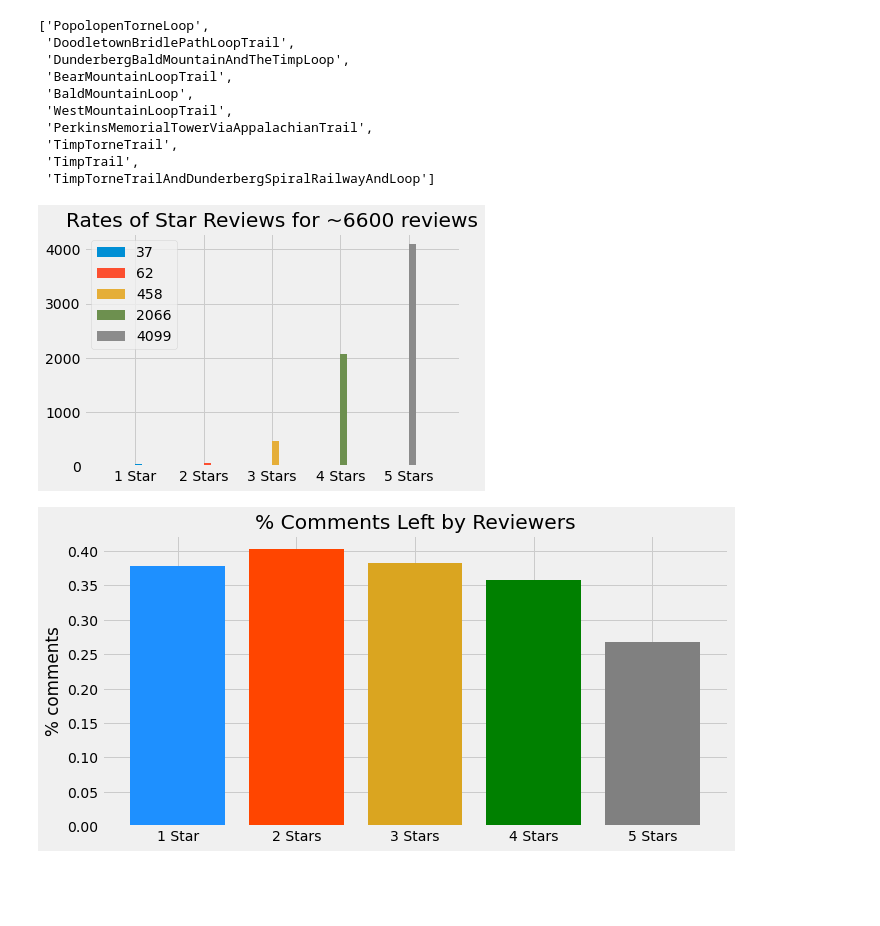
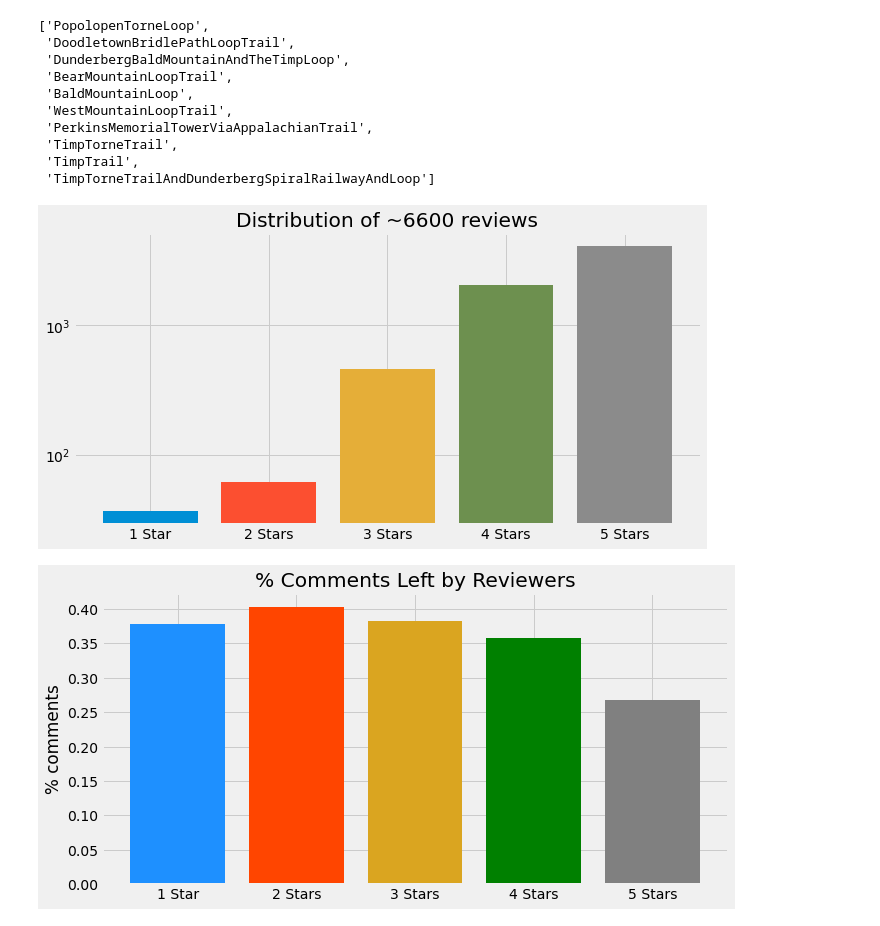
Before and after one commit to sborodach/all-trails, a Jupyter notebook: bear-mountain.ipynb, the cells around one changed output. Saved outputs shown, nothing was run; the diff lists cells and outputs as text; code cells hidden in the pictures; blank space fills up the shorter version.

```diff
--- a/bear-mountain.ipynb
+++ b/bear-mountain.ipynb
@@ -153,18 +153,19 @@ df = pd.concat([bear_mount_df, pop_df, dund_df, ttt_df, perkins_df, doodle_df, t
 # %%
 '''Plotting historgrma of star-rates'''
 
 total_reviews = df['ratings'].count()
 
-fig, ax = plt.subplots()
-ax.hist(df[df['ratings'] == '1 Star']['ratings'], label=df[df['ratings'] == '1 Star']['ratings'].count())
-ax.hist(df[df['ratings'] == '2 Stars']['ratings'], label=df[df['ratings'] == '2 Stars']['ratings'].count())
-ax.hist(df[df['ratings'] == '3 Stars']['ratings'], label=df[df['ratings'] == '3 Stars']['ratings'].count())
-ax.hist(df[df['ratings'] == '4 Stars']['ratings'], label=df[df['ratings'] == '4 Stars']['ratings'].count())
-ax.hist(df[df['ratings'] == '5 Stars']['ratings'], label=df[df['ratings'] == '5 Stars']['ratings'].count())
-ax.set_title(f'Rates of Star Reviews for ~{round(total_reviews-300,-2)} reviews')
-_ = ax.legend()
+fig, ax = plt.subplots(figsize=(10,5))
+ax.hist(df[df['ratings'] == '1 Star']['ratings'], label=df[df['ratings'] == '1 Star']['ratings'].count(), bins=1, rwidth=.8)
+ax.hist(df[df['ratings'] == '2 Stars']['ratings'], label=df[df['ratings'] == '2 Stars']['ratings'].count(), bins=1, rwidth=.8)
+ax.hist(df[df['ratings'] == '3 Stars']['ratings'], label=df[df['ratings'] == '3 Stars']['ratings'].count(), bins=1, rwidth=.8)
+ax.hist(df[df['ratings'] == '4 Stars']['ratings'], label=df[df['ratings'] == '4 Stars']['ratings'].count(), bins=1, rwidth=.8)
+ax.hist(df[df['ratings'] == '5 Stars']['ratings'], label=df[df['ratings'] == '5 Stars']['ratings'].count(), bins=1, rwidth=.8)
+ax.set_title(f'Distribution of ~{round(total_reviews-300,-2)} reviews')
+ax.set_yscale('log')
+# _ = ax.legend()
 # %% [output]
-[figure, old version]
+[figure, new version]
 # %%
 '''Plotting percent of reviews left per star rating'''
 
```
Also changed, not shown: 2 other files.
